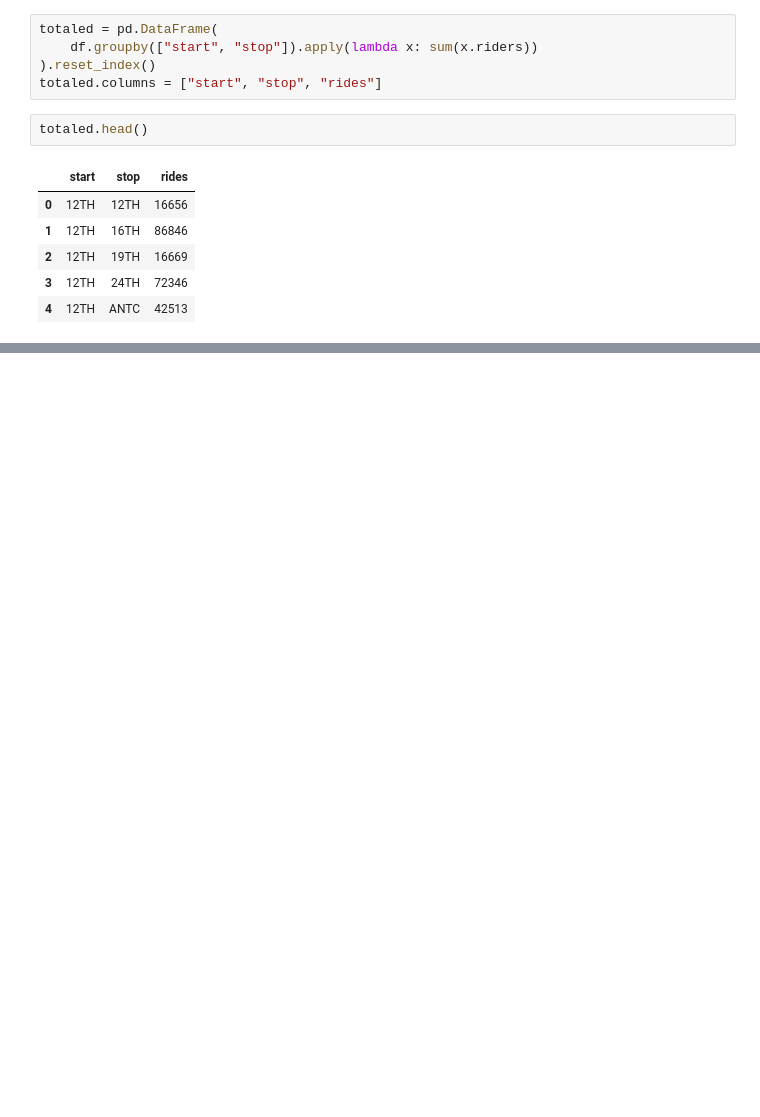
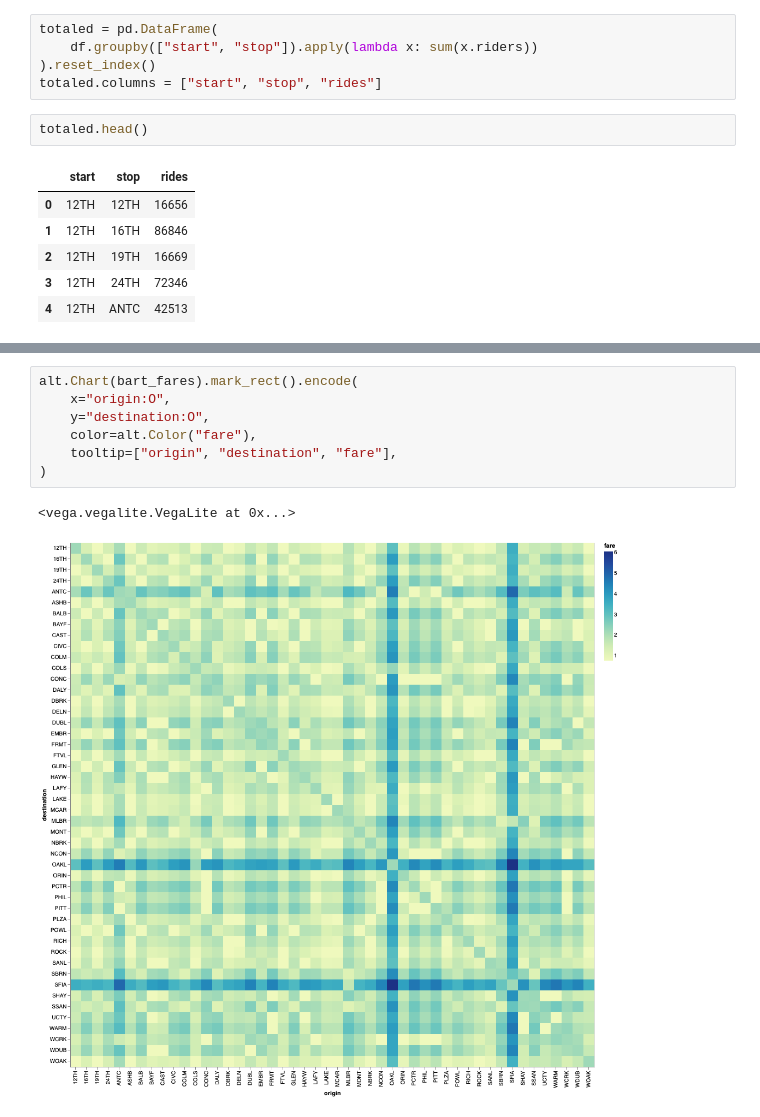
Before and after one commit to audy/bart-analysis, a Jupyter notebook: barts.ipynb, the cells around one changed output, grey strips where cells are left out. Cells and saved outputs as stored; diff of their text form; blank space fills up the shorter version.

```diff
--- a/barts.ipynb
+++ b/barts.ipynb
@@ -97,0 +160,10 @@ alt.Chart(totaled).mark_rect().encode(
+# %%
+alt.Chart(bart_fares).mark_rect().encode(
+    x="origin:O",
+    y="destination:O",
+    color=alt.Color("fare"),
+    tooltip=["origin", "destination", "fare"],
+)
+# %% [output]
+<vega.vegalite.VegaLite at 0x...>
+[figure, added]
```
Also changed, not shown: parts of 19 cells of this notebook.
